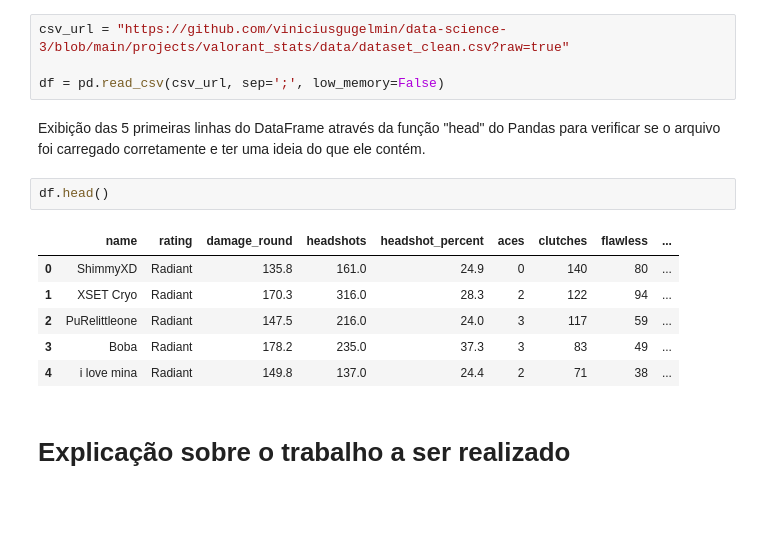
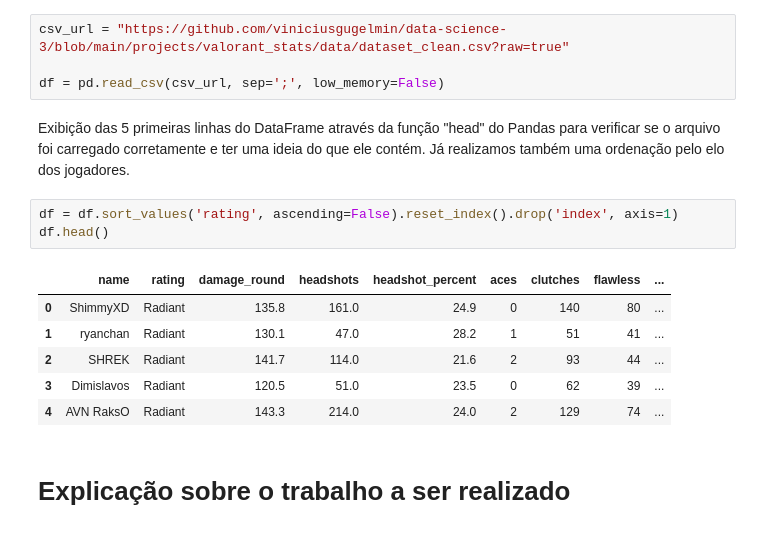
Before and after one commit to viniciusgugelmin/data-science-3, a Jupyter notebook: projects/valorant_stats/notebooks/machine_learning.ipynb, the cells around one changed output. Drawn from its saved outputs; the diff is of its cells as text; blank space fills up the shorter version.

```diff
--- a/projects/valorant_stats/notebooks/machine_learning.ipynb
+++ b/projects/valorant_stats/notebooks/machine_learning.ipynb
@@ -32,16 +38,17 @@ csv_url = "https://github.com/viniciusgugelmin/data-science-3/blob/main/projects
 
 df = pd.read_csv(csv_url, sep=';', low_memory=False)
 # %% [markdown]
-Exibição das 5 primeiras linhas do DataFrame através da função "head" do Pandas para verificar se o arquivo foi carregado corretamente e ter uma ideia do que ele contém.
+Exibição das 5 primeiras linhas do DataFrame através da função "head" do Pandas para verificar se o arquivo foi carregado corretamente e ter uma ideia do que ele contém. Já realizamos também uma ordenação pelo elo dos jogadores.
-# %%
-df.head()
-# %% [output]
-|  | name | rating | damage_round | headshots | headshot_percent | aces | clutches | flawless | ... |
-| 0 | ShimmyXD | Radiant | 135.8 | 161.0 | 24.9 | 0 | 140 | 80 | ... |
-| 1 | XSET Cryo | Radiant | 170.3 | 316.0 | 28.3 | 2 | 122 | 94 | ... |
-| 2 | PuRelittleone | Radiant | 147.5 | 216.0 | 24.0 | 3 | 117 | 59 | ... |
-| 3 | Boba | Radiant | 178.2 | 235.0 | 37.3 | 3 | 83 | 49 | ... |
-| 4 | i love mina | Radiant | 149.8 | 137.0 | 24.4 | 2 | 71 | 38 | ... |
+# %%
+df = df.sort_values('rating', ascending=False).reset_index().drop('index', axis=1)
+df.head()
+# %% [output]
+|  | name | rating | damage_round | headshots | headshot_percent | aces | clutches | flawless | ... |
+| 0 | ShimmyXD | Radiant | 135.8 | 161.0 | 24.9 | 0 | 140 | 80 | ... |
+| 1 | ryanchan | Radiant | 130.1 | 47.0 | 28.2 | 1 | 51 | 41 | ... |
+| 2 | SHREK | Radiant | 141.7 | 114.0 | 21.6 | 2 | 93 | 44 | ... |
+| 3 | Dimislavos | Radiant | 120.5 | 51.0 | 23.5 | 0 | 62 | 39 | ... |
+| 4 | AVN RaksO | Radiant | 143.3 | 214.0 | 24.0 | 2 | 129 | 74 | ... |
 # %% [markdown]
 # Explicação sobre o trabalho a ser realizado
 # %% [markdown]
```
Also changed, not shown: parts of 18 cells of this notebook.
